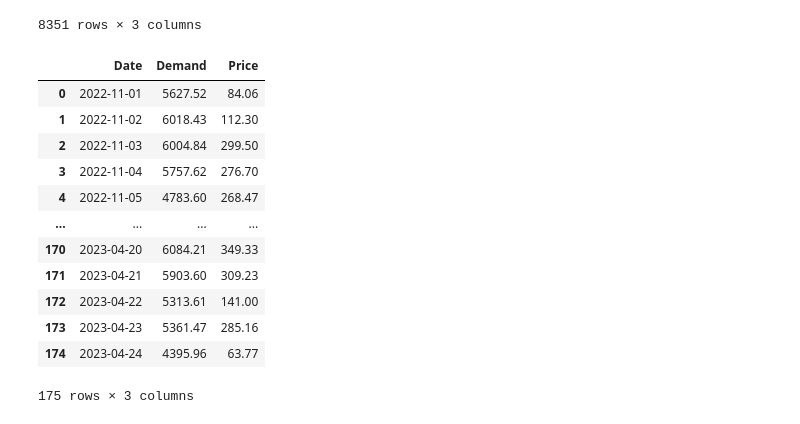
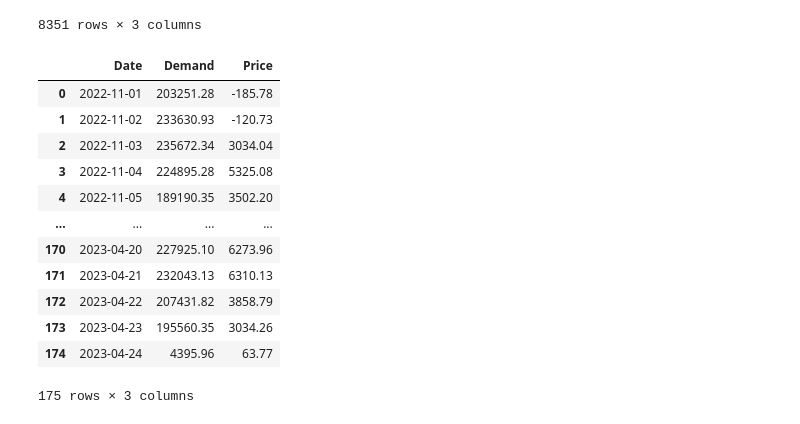
Before and after one commit to Alphaomegainfinity/energy_consumption_vs_weather, a Jupyter notebook: main.ipynb, the cells around one changed output. Drawn from its saved outputs; the diff is of its cells as text; code cells hidden in the pictures.

```diff
--- a/main.ipynb
+++ b/main.ipynb
@@ -277,19 +277,21 @@ See the caveats in the documentation: https://pandas.pydata.org/pandas-docs/stab
 | 8350 | 2023-04-24 | 4395.96 | 63.77 |
 8351 rows × 3 columns
 # %%
-price_demand = price_demand.groupby(['Date']).max().reset_index()
+price_demand = price_demand.groupby(['Date']).sum().reset_index()
 price_demand
+
+#the totatal demand
 # %% [output]
 |  | Date | Demand | Price |
-| 0 | 2022-11-01 | 5627.52 | 84.06 |
-| 1 | 2022-11-02 | 6018.43 | 112.30 |
-| 2 | 2022-11-03 | 6004.84 | 299.50 |
-| 3 | 2022-11-04 | 5757.62 | 276.70 |
-| 4 | 2022-11-05 | 4783.60 | 268.47 |
+| 0 | 2022-11-01 | 203251.28 | -185.78 |
+| 1 | 2022-11-02 | 233630.93 | -120.73 |
+| 2 | 2022-11-03 | 235672.34 | 3034.04 |
+| 3 | 2022-11-04 | 224895.28 | 5325.08 |
+| 4 | 2022-11-05 | 189190.35 | 3502.20 |
 | ... | ... | ... | ... |
-| 170 | 2023-04-20 | 6084.21 | 349.33 |
-| 171 | 2023-04-21 | 5903.60 | 309.23 |
-| 172 | 2023-04-22 | 5313.61 | 141.00 |
-| 173 | 2023-04-23 | 5361.47 | 285.16 |
+| 170 | 2023-04-20 | 227925.10 | 6273.96 |
+| 171 | 2023-04-21 | 232043.13 | 6310.13 |
+| 172 | 2023-04-22 | 207431.82 | 3858.79 |
+| 173 | 2023-04-23 | 195560.35 | 3034.26 |
 | 174 | 2023-04-24 | 4395.96 | 63.77 |
 175 rows × 3 columns
```
Also changed, not shown: parts of 17 cells of this notebook.
